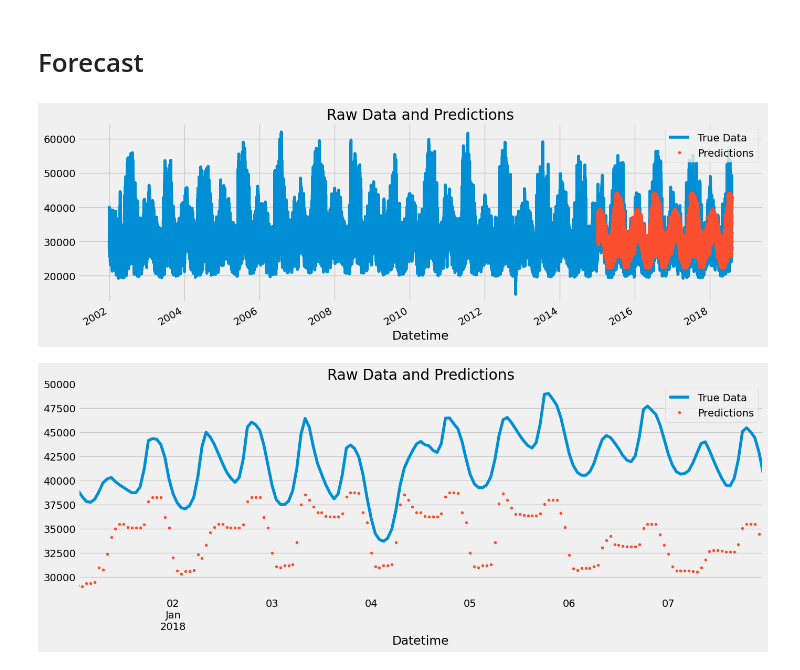
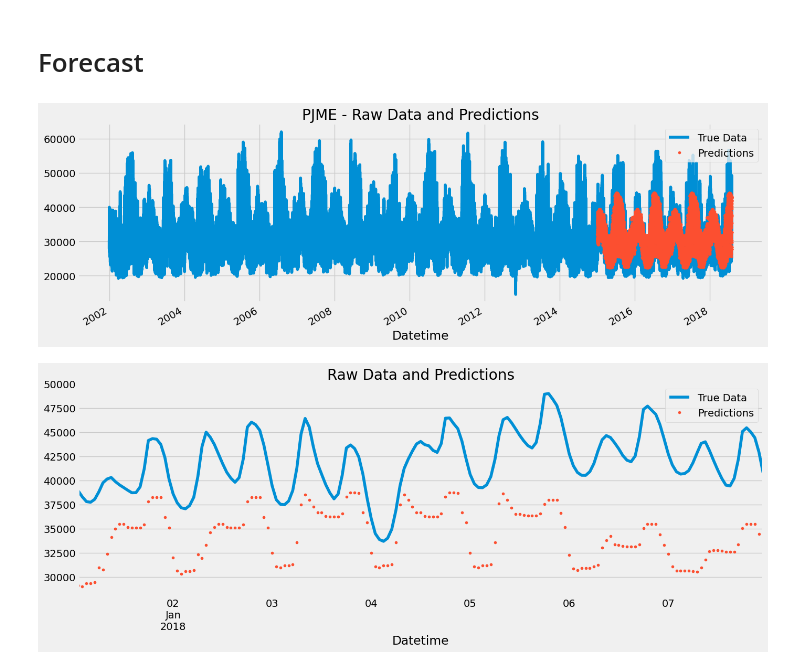
Before and after one commit to rsvagle/MachineLearning, a Jupyter notebook: EnergyTimeSeriesForecasting/EneryTimeForecastingPMJE.ipynb, the cells around one changed output. Cells and saved outputs as stored; diff of their text form; code cells hidden in the pictures.

```diff
--- a/EnergyTimeSeriesForecasting/EneryTimeForecastingPMJE.ipynb
+++ b/EnergyTimeSeriesForecasting/EneryTimeForecastingPMJE.ipynb
@@ -175,11 +175,11 @@ df = df.merge(test['prediction'], how='left', left_index=True, right_index=True)
 # %%
 ax = df[['PJME_MW']].plot(figsize=(15,5))
 df['prediction'].plot(ax=ax, style='.')
-ax.set_title('Raw Data and Predictions')
+ax.set_title('PJME - Raw Data and Predictions')
 plt.legend(['True Data', 'Predictions'])
 plt.show()
 # %% [output]
-[figure, old version]
+[figure, new version]
 # %%
 ax = df.loc[(df.index > '2018-01-01') & (df.index < '2018-01-08')]['PJME_MW'].plot(figsize=(15,5))
 df.loc[(df.index > '2018-01-01') & (df.index < '2018-01-08')]['prediction'].plot(ax=ax, style='.')
```
Also changed, not shown: parts of 2 cells of this notebook, 22 other files.
